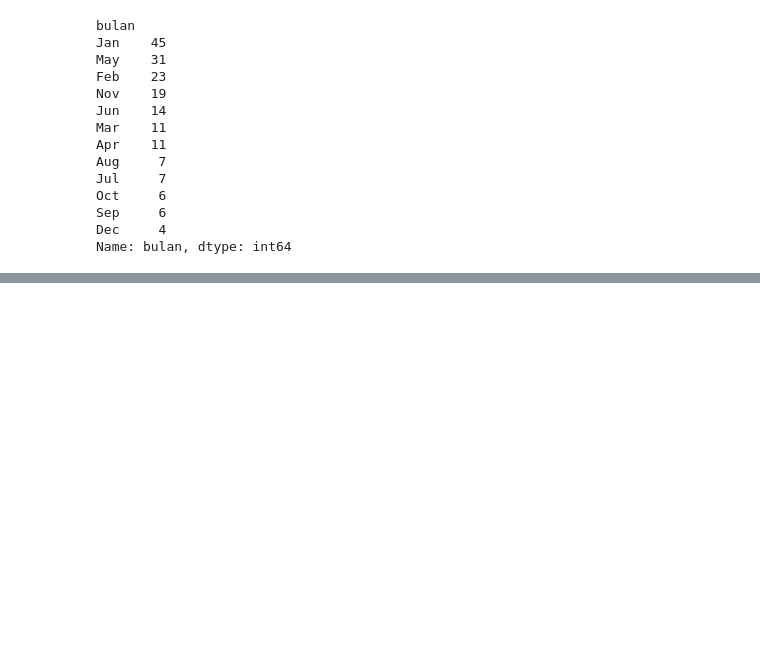
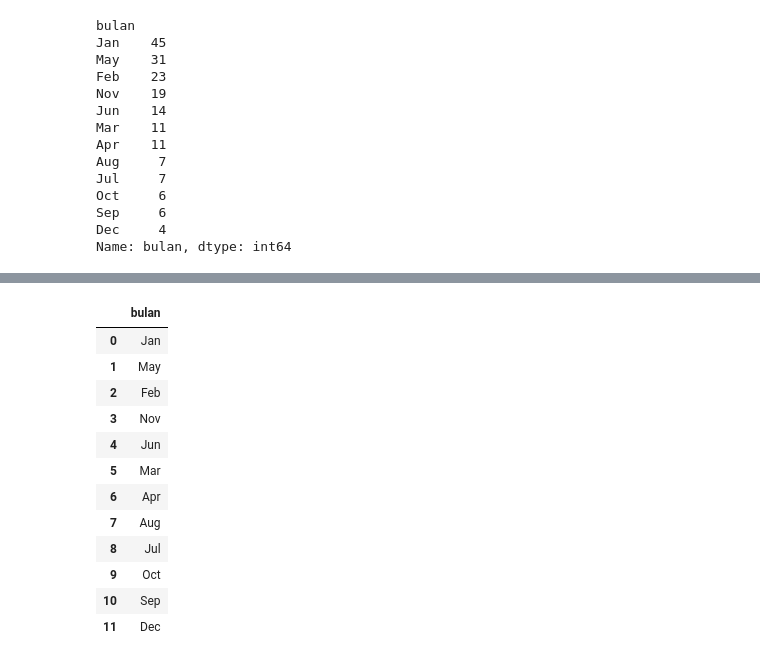
Before and after one commit to chiquitosaf/analisis-harga-bahan-banyumas, a Jupyter notebook: bahan_pokok_bulanan.ipynb, the cells around one changed output, grey strips where cells are left out. Drawn from its saved outputs; the diff is of its cells as text; code cells hidden in the pictures; blank space fills up the shorter version.

```diff
--- a/bahan_pokok_bulanan.ipynb
+++ b/bahan_pokok_bulanan.ipynb
@@ -939,0 +959,21 @@ Name: bulan, dtype: int64
+# %%
+month_high_price.rename(columns={'bulan':'jumlah'}, inplace=True)
+month_high_price['bulan'] = month_high_price.index
+month_high_price.reset_index(drop=True,inplace=True)
+
+
+month_high_price
+# %% [output]
+|  | bulan |
+| 0 | Jan |
+| 1 | May |
+| 2 | Feb |
+| 3 | Nov |
+| 4 | Jun |
+| 5 | Mar |
+| 6 | Apr |
+| 7 | Aug |
+| 8 | Jul |
+| 9 | Oct |
+| 10 | Sep |
+| 11 | Dec |
```
Also changed, not shown: parts of 2 cells of this notebook.
